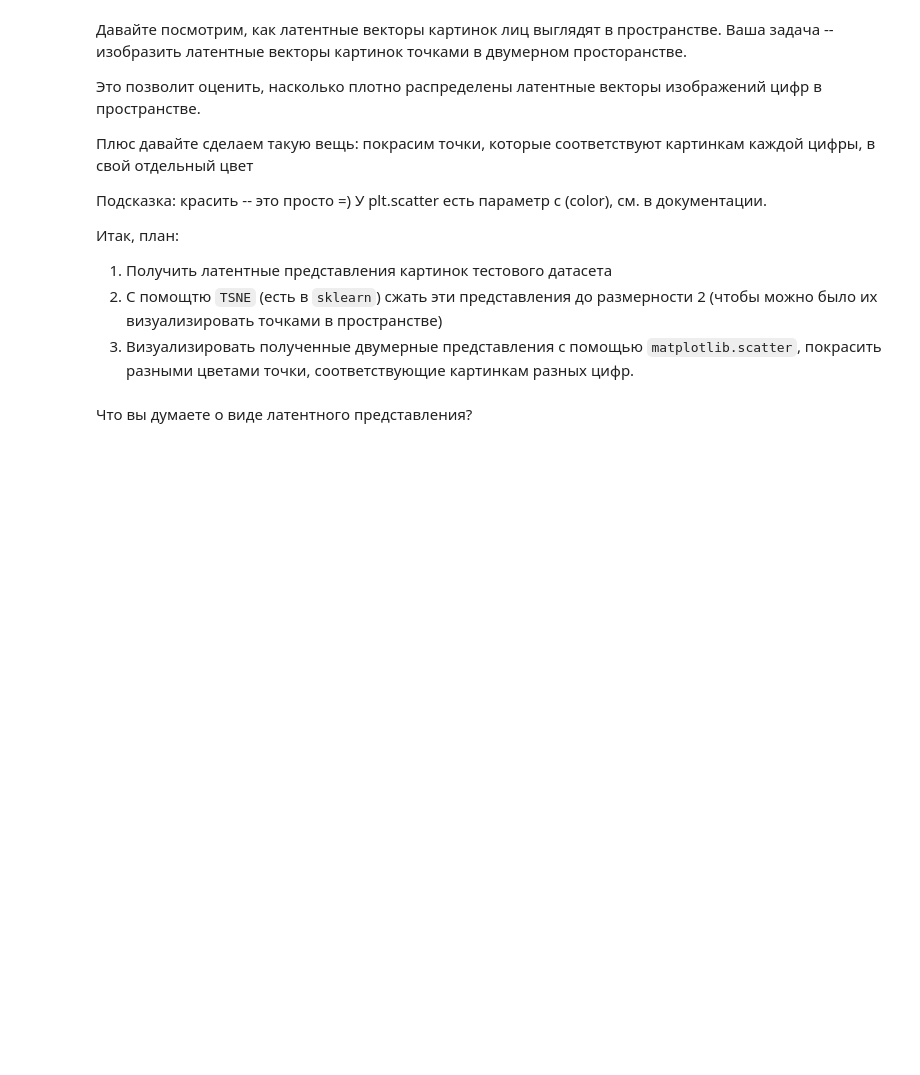
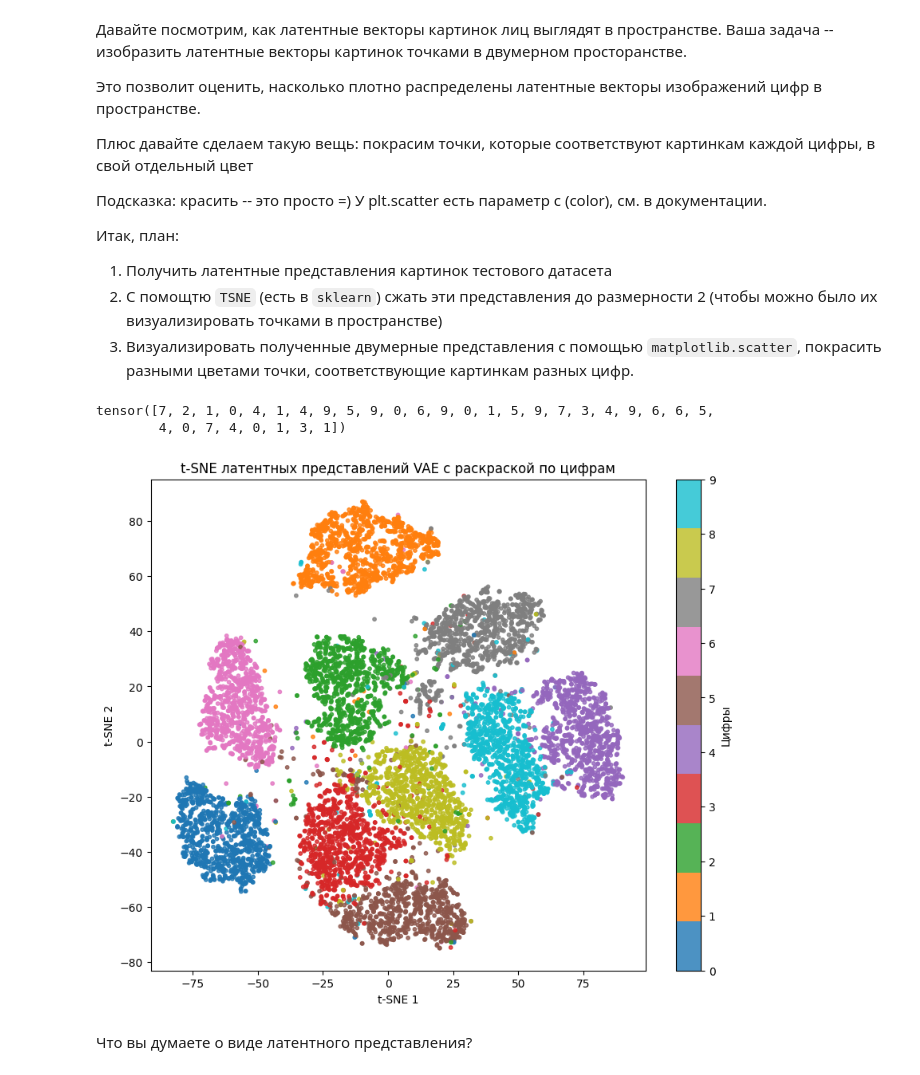
Before and after one commit to Dota2Enjoyer-rab/TEONN-Neural-Network-for-approximation-of-transport-equation-, a Jupyter notebook: week_10_AE_VAE/Homework/hw_7_autoencoders.ipynb, the cells around one changed output. Drawn from its saved outputs; the diff is of its cells as text; code cells hidden in the pictures; blank space fills up the shorter version.

```diff
--- a/week_10_AE_VAE/Homework/hw_7_autoencoders.ipynb
+++ b/week_10_AE_VAE/Homework/hw_7_autoencoders.ipynb
@@ -553,3 +649,56 @@ output = <скормите z декодеру>
+# %%
+for imgs, labels in test_loader:
+    print(labels)
+    break  # посмотрим только первую пачку
+# %% [output]
+tensor([7, 2, 1, 0, 4, 1, 4, 9, 5, 9, 0, 6, 9, 0, 1, 5, 9, 7, 3, 4, 9, 6, 6, 5,
+        4, 0, 7, 4, 0, 1, 3, 1])
+# %%
+from sklearn.manifold import TSNE
+
+autoencoder.eval()
+latents_mu = []
+latents_logvar = []
+latents_z = []
+all_labels = []
+
+for batch in test_loader:
+    imgs, labels = batch  # теперь labels определены
+    imgs = imgs.to(device)
+    mu, log_var = autoencoder.encode(imgs)
+    z = autoencoder.gaussian_sampler(mu, log_var)
+
+    latents_mu.append(mu.cpu())
+    latents_logvar.append(log_var.cpu())
+    latents_z.append(z.cpu())
+    all_labels.append(labels)
+
+latents_mu = torch.cat(latents_mu, dim=0)
+latents_logvar = torch.cat(latents_logvar, dim=0)
+latents_z = torch.cat(latents_z, dim=0)
+all_labels = torch.cat(all_labels)
+
+# Предполагается, что latents_mu — тензор PyTorch с формой (N, latent_dim)
+latents_np_1 = latents_mu.detach().numpy()
+latents_np_2 = latents_logvar.detach().numpy()
+latents_np_3 = latents_z.detach().numpy()
+
+labels_np = all_labels.cpu().numpy()
+tsne = TSNE(n_components=2, random_state=42)
+
+
+latents_2d = tsne.fit_transform(latents_np_1)
+
+# Визуализация
+plt.figure(figsize=(10, 8))
+scatter = plt.scatter(latents_2d[:, 0], latents_2d[:, 1], c=labels_np, cmap='tab10', s=10, alpha=0.8)
+plt.colorbar(scatter, ticks=range(10), label='Цифры')
+plt.title("t-SNE латентных представлений VAE с раскраской по цифрам")
+plt.xlabel("t-SNE 1")
+plt.ylabel("t-SNE 2")
+plt.show()
+# %% [output]
+[figure, added]
 # %% [markdown]
 Что вы думаете о виде латентного представления?
 # %% [markdown]
```
Also changed, not shown: parts of 26 cells of this notebook.
